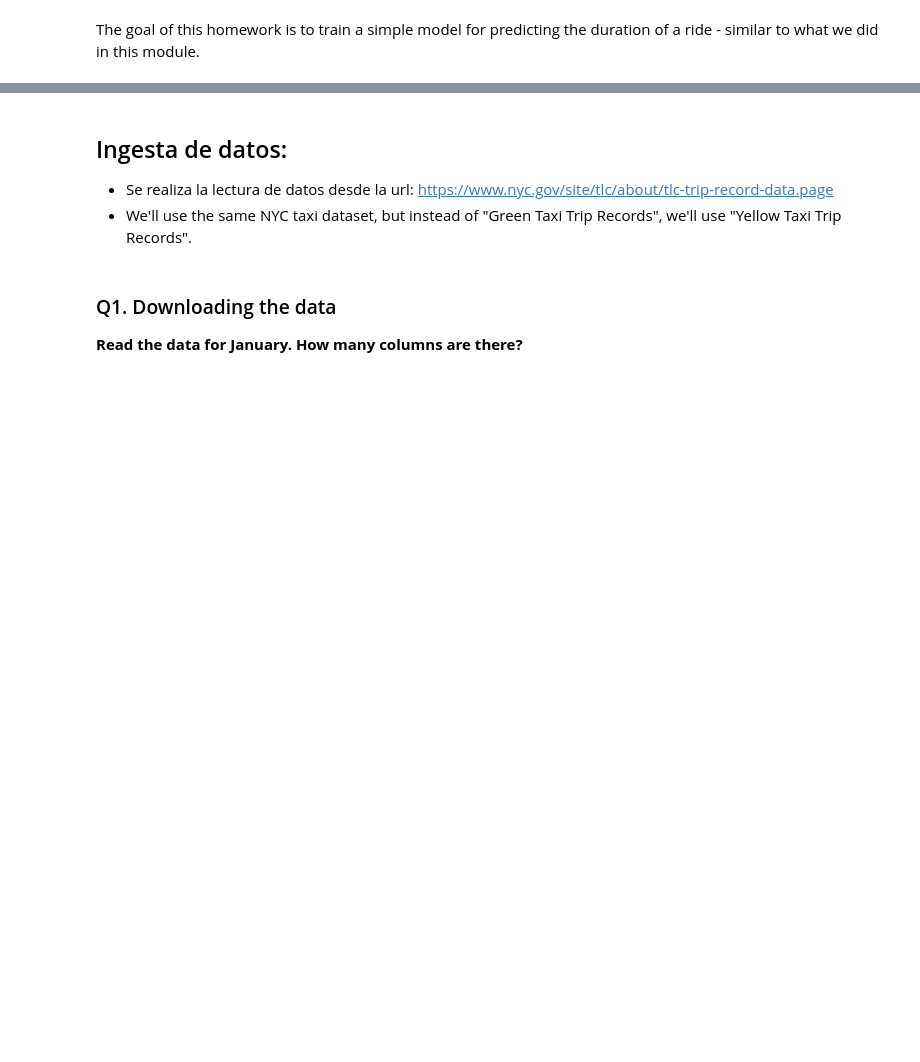
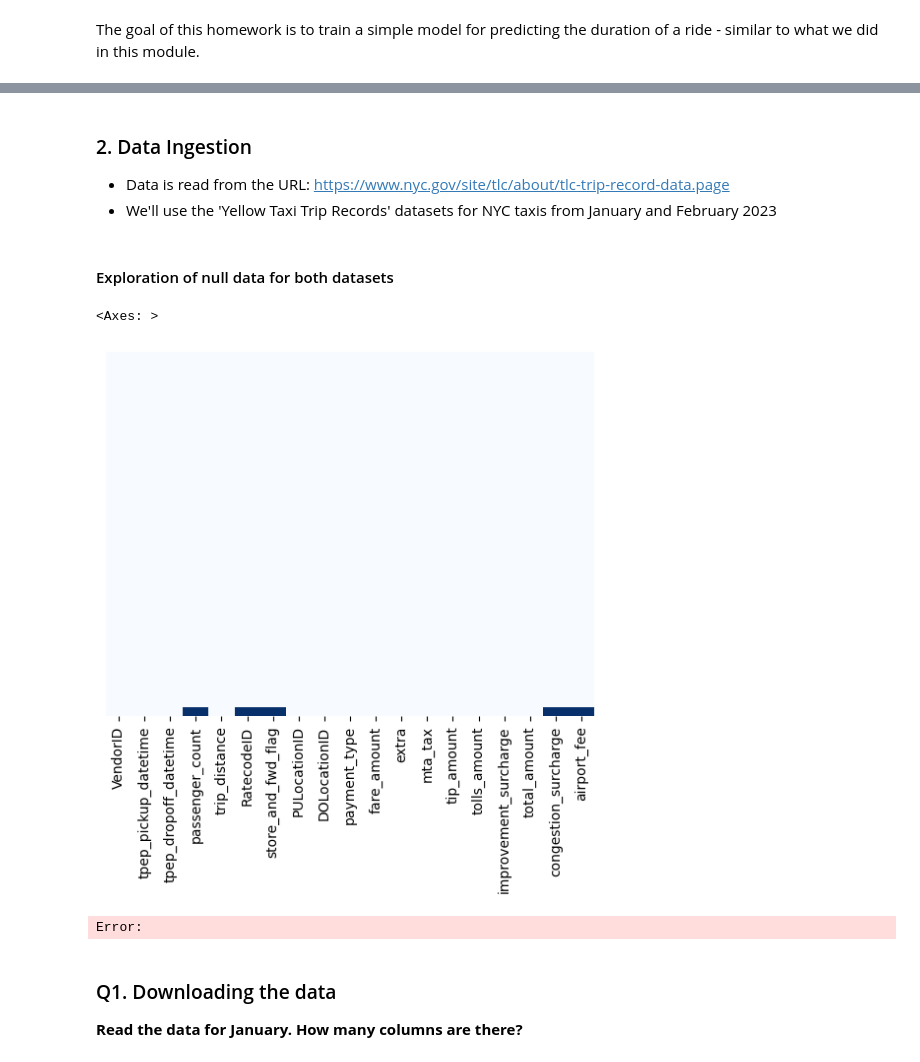
Before and after one commit to ytapasco88/MLOps_Zoomcamp, a Jupyter notebook: 01-intro/Homework.ipynb, the cells around one changed output, grey strips where cells are left out. Saved outputs shown, nothing was run; the diff lists cells and outputs as text; code cells hidden in the pictures; blank space fills up the shorter version.

```diff
--- a/01-intro/Homework.ipynb
+++ b/01-intro/Homework.ipynb
@@ -24,10 +25,21 @@ from sklearn.linear_model import LinearRegression
 import warnings
 warnings.filterwarnings('ignore')
 # %% [markdown]
-## Ingesta de datos:
+### 2. Data Ingestion
 
-* Se realiza la lectura de datos desde la url: https://www.nyc.gov/site/tlc/about/tlc-trip-record-data.page
-* We'll use the same NYC taxi dataset, but instead of "Green Taxi Trip Records", we'll use "Yellow Taxi Trip Records".
+* Data is read from the URL: https://www.nyc.gov/site/tlc/about/tlc-trip-record-data.page
+* We'll use the 'Yellow Taxi Trip Records' datasets for NYC taxis from January and February 2023
 # %%
 df_jan23 = pd.read_parquet("https://d37ci6vzurychx.cloudfront.net/trip-data/yellow_tripdata_2023-01.parquet")
 df_feb23 = pd.read_parquet("https://d37ci6vzurychx.cloudfront.net/trip-data/yellow_tripdata_2023-02.parquet")
+# %% [markdown]
+#### Exploration of null data for both datasets
+# %%
+sns.heatmap(df_jan23.isnull(), yticklabels=False, cbar=False, cmap = "Blues") ## January 2023
+# %% [output]
+<Axes: >
+[figure, added]
+# %%
+sns.heatmap(df_feb23.isnull(), yticklabels=False, cbar=False, cmap = "Blues") ## February 2023
+# %% [output]
+Error:
```
Also changed, not shown: parts of 6 cells of this notebook.
